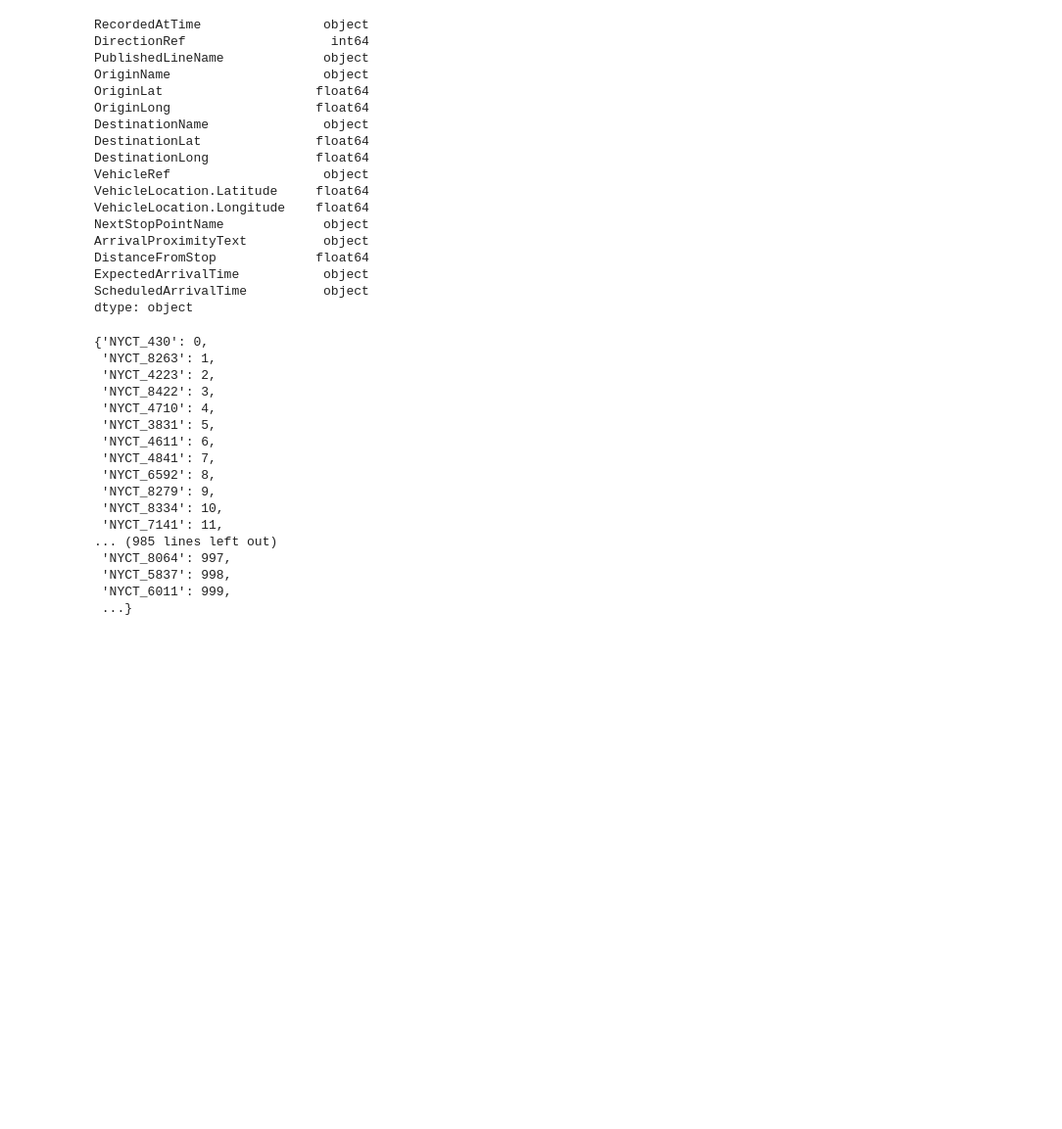
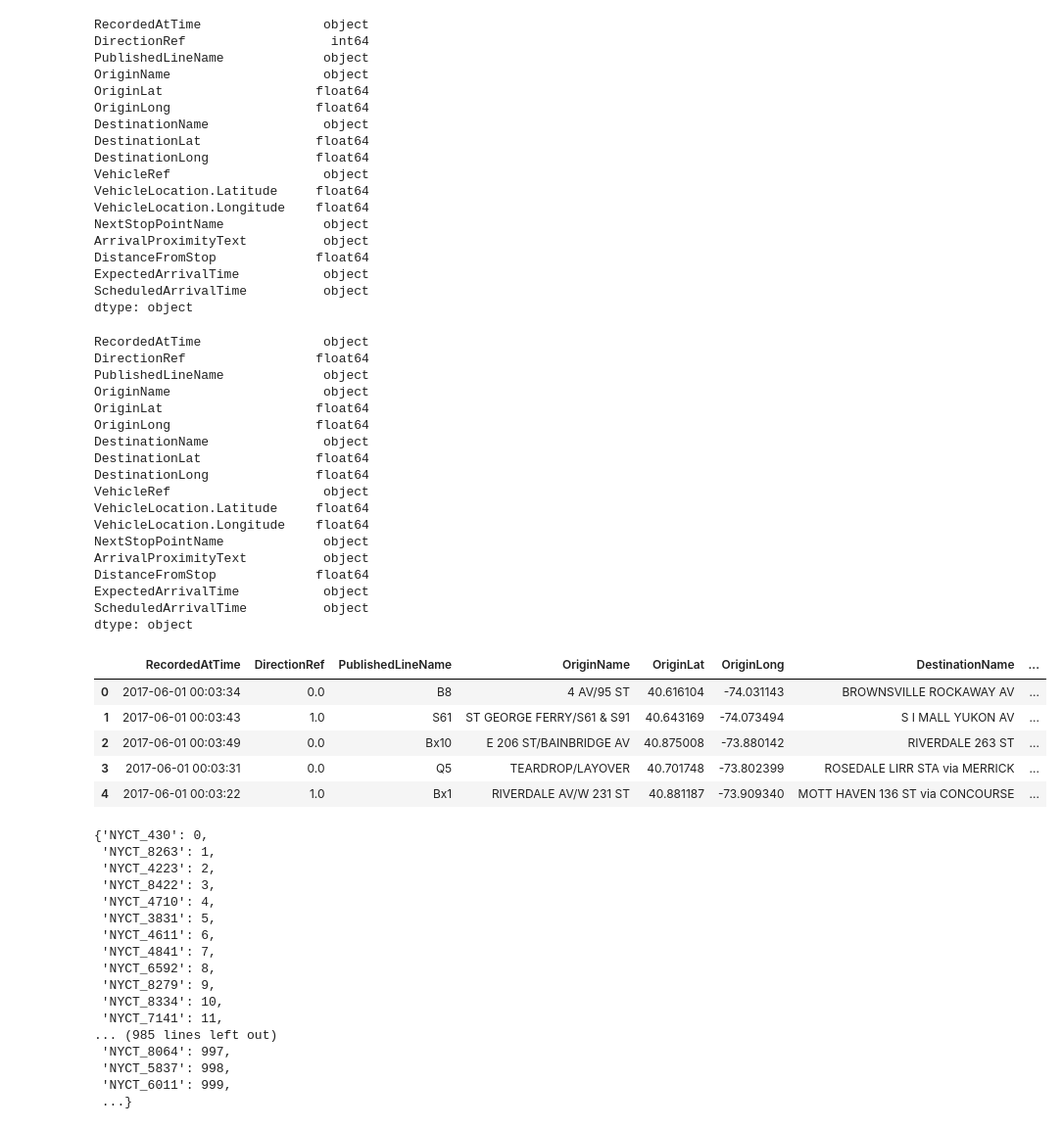
Before and after one commit to PavanPasidu/gnn-trafic-forecasting, a Jupyter notebook: Notebooks/nyc_selected_routes.ipynb, the cells around one changed output. Shown at 98% size. Cells and saved outputs as stored; diff of their text form; code cells hidden in the pictures; blank space fills up the shorter version.

```diff
--- a/Notebooks/nyc_selected_routes.ipynb
+++ b/Notebooks/nyc_selected_routes.ipynb
@@ -29,6 +29,36 @@ DistanceFromStop             float64
 ExpectedArrivalTime           object
 ScheduledArrivalTime          object
 dtype: object
+# %%
+# combine the datasets
+nyc = pd.concat([nyc_06, nyc_08, nyc_10, nyc_12] ,ignore_index=True)
+display(nyc.dtypes)
+display(nyc.head())
+# %% [output]
+RecordedAtTime                object
+DirectionRef                 float64
+PublishedLineName             object
+OriginName                    object
+OriginLat                    float64
+OriginLong                   float64
+DestinationName               object
+DestinationLat               float64
+DestinationLong              float64
+VehicleRef                    object
+VehicleLocation.Latitude     float64
+VehicleLocation.Longitude    float64
+NextStopPointName             object
+ArrivalProximityText          object
+DistanceFromStop             float64
+ExpectedArrivalTime           object
+ScheduledArrivalTime          object
+dtype: object
+|  | RecordedAtTime | DirectionRef | PublishedLineName | OriginName | OriginLat | OriginLong | DestinationName | ... |
+| 0 | 2017-06-01 00:03:34 | 0.0 | B8 | 4 AV/95 ST | 40.616104 | -74.031143 | BROWNSVILLE ROCKAWAY AV | ... |
+| 1 | 2017-06-01 00:03:43 | 1.0 | S61 | ST GEORGE FERRY/S61 & S91 | 40.643169 | -74.073494 | S I MALL YUKON AV | ... |
+| 2 | 2017-06-01 00:03:49 | 0.0 | Bx10 | E 206 ST/BAINBRIDGE AV | 40.875008 | -73.880142 | RIVERDALE 263 ST | ... |
+| 3 | 2017-06-01 00:03:31 | 0.0 | Q5 | TEARDROP/LAYOVER | 40.701748 | -73.802399 | ROSEDALE LIRR STA via MERRICK | ... |
+| 4 | 2017-06-01 00:03:22 | 1.0 | Bx1 | RIVERDALE AV/W 231 ST | 40.881187 | -73.909340 | MOTT HAVEN 136 ST via CONCOURSE | ... |
 # %%
 # create vehicle id
 vehicle_ref_map = {vehicle: idx for idx, vehicle in enumerate(nyc_06['VehicleRef'].unique())}
```
Also changed, not shown: parts of 20 cells of this notebook, 3 other files.
